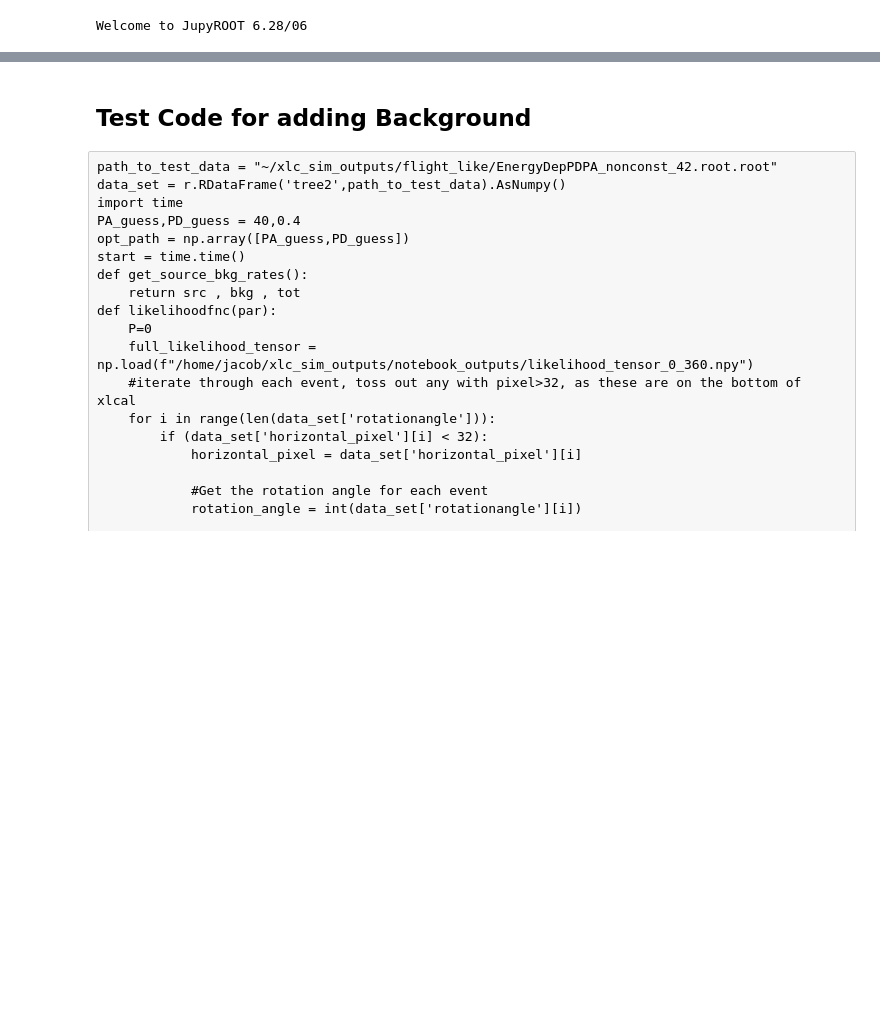
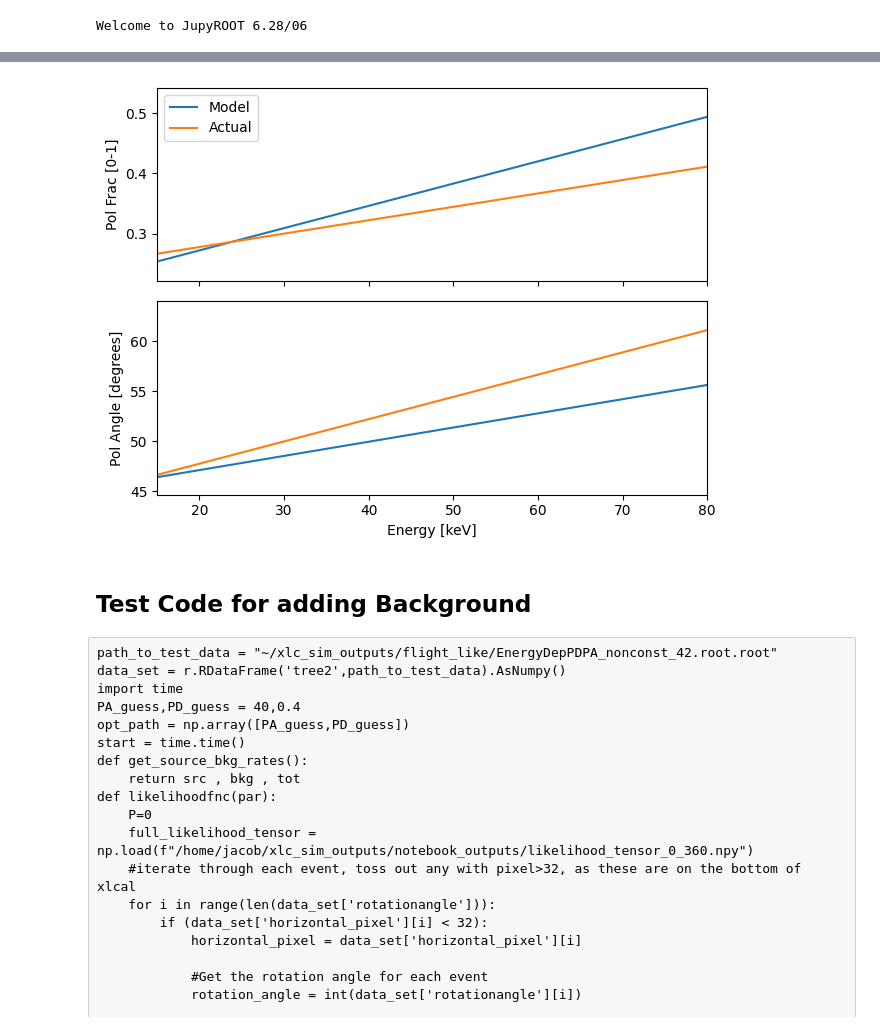
Before and after one commit to jacob-casey/casey-xlcal-likelihood-analysis, a Jupyter notebook: LikelihoodAnalysisTool.ipynb, the cells around one changed output, grey strips where cells are left out. Cells and saved outputs as stored; diff of their text form; code cells hidden in the pictures; blank space fills up the shorter version.

```diff
--- a/LikelihoodAnalysisTool.ipynb
+++ b/LikelihoodAnalysisTool.ipynb
@@ -208,0 +123,38 @@ print(end-start)
+# %%
+path_to_test_data = "~/xlc_sim_outputs/Test_EnergyDep11.root"
+#path_to_test_data = "~/xlc_sim_outputs/Test_EnergyDep13_PD30_0_2.root"
+#path_to_test_data = "~/xlc_sim_outputs/Test_EnergyDep13_PD30_0_35_negslope.root"
+data_set = r.RDataFrame('tree2',path_to_test_data).AsNumpy()
+xbin = np.arange(0.5,33.5,1)
+PA_guess,PD_guess = 40,0.4
+opt_path = np.array([PA_guess,PD_guess])
+psf_e_steps = [20,30,40,50,70]
+start = time.time()
+#vertical_likelihood_tensor = np.load(f"/home/jacob/xlc_sim_outputs/notebook_outputs/pixel-row_likelihood_tensor.npy")
+def multiprocessing_likelihoodfnc(par):
+    func = partial(likelihood,par)
+    arguments = []
+
+    with multiprocessing.Pool(multiprocessing.cpu_count()-1) as p:
+        like = p.map(func, range(len(data_set['energy'])))
+    P = 0
+    for a in like:
+        P += a
+    p.close()
+    p.join()
+    return P
+
+fitConst = False
+if fitConst:
+#res = opt.minimize(likelihoodfnc,np.array([45,0.1,0.45,0.1]),method='nelder-mead',bounds = ((0,180),(-5,5),(0,1),(-1,1)),options={"fatol":1E-3})
+#res = opt.basinhopping(likelihoodfnc,np.array([45,35/90,0.45,0.5/90]),minimizer_kwargs={'method':'nelder-mead','bounds':((0,180),(-180/90,180/90),(0,1),(-1/90,1/90))},niter=5)
+    res = opt.basinhopping(multiprocessing_likelihoodfnc,np.array([45,0,0.45,0]),minimizer_kwargs={'method':'nelder-mead','bounds':((0,180),(-1e-7,1e-7),(0,1),(-1e-7,1e-7))},niter=5)
+
+if not fitConst:
+    #res = opt.basinhopping(likelihoodfnc,np.array([50,20/90,0.3,0.2/90]),minimizer_kwargs={'method':'nelder-mead','bounds':((0,180),(-180/90,180/90),(0,1),(-1/90,1/90))},niter=3)
+    res = opt.basinhopping(multiprocessing_likelihoodfnc,np.array([50,20/90,0.2,0.3/90]),minimizer_kwargs={'method':'nelder-mead','bounds':((0,180),(-180/90,180/90),(0,1),(-1/90,1/90))},niter=3)
+
+print(res)
+
+end = time.time()
+print(end-start)
@@ -209,18 +179,20 @@ print(end-start)
 # %%
 E = np.arange(10,90,1)
 %matplotlib inline
 fig,ax = plt.subplots(2,1,sharex = True)
 ax[0].plot(E,polfrac_model(E,res.x[2],res.x[3]),label='Model')
-ax[0].plot(E,polfrac_model(E,0.3,0.2/90),label='Actual')
+ax[0].plot(E,polfrac_model(E,PD_30,PD_slope),label='Actual')
 ax[0].set_xlim(15,80)
 ax[0].set_ylabel("Pol Frac [0-1]")
 ax[1].set_xlabel("Energy [keV]")
 ax[1].plot(E,polang_model(E,res.x[0],res.x[1]))
-ax[1].plot(E,polang_model(E,50,20/90))
+ax[1].plot(E,polang_model(E,PA_30,PA_slope))
 ax[1].set_ylabel("Pol Angle [degrees]")
 #ax[0].set_ylim(0,1)
 ax[0].legend()
 fig.tight_layout()
+# %% [output]
+[figure, added]
 # %% [markdown]
 ## Test Code for adding Background
 # %% [raw]
```
Also changed, not shown: parts of 31 cells of this notebook, 2 other files.
